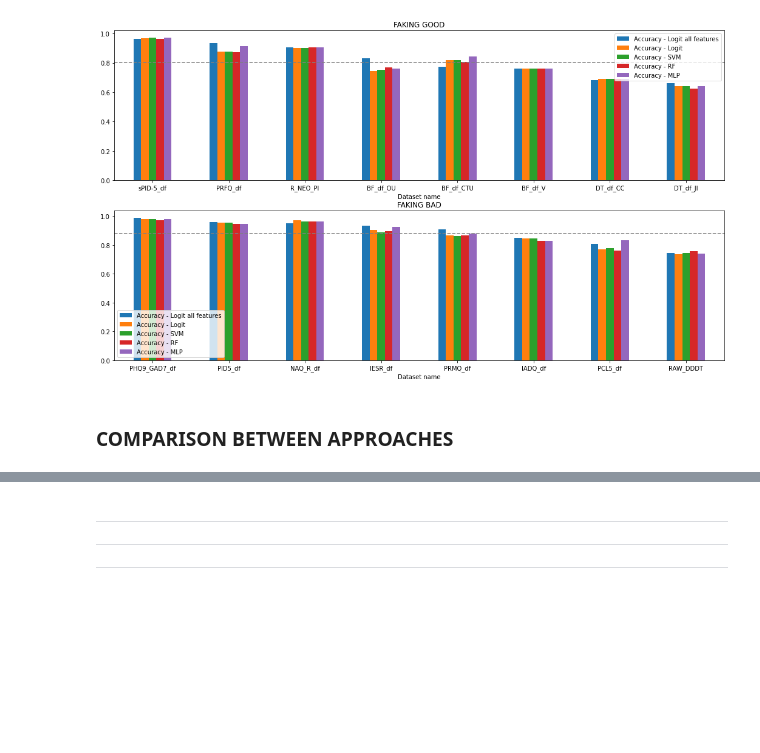
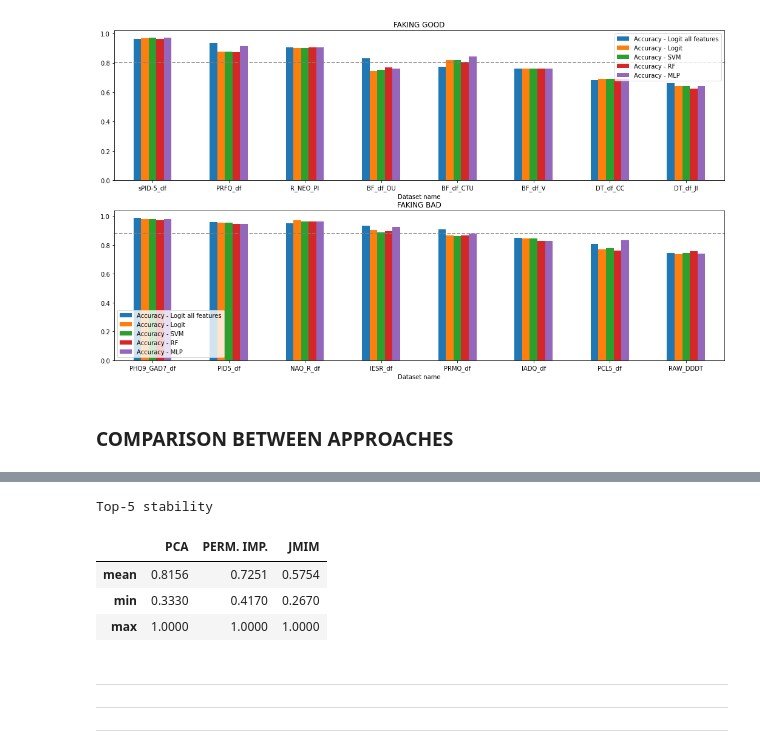
Before and after one commit to MattiaBrocco/Model-agnostic-feature-selection, a Jupyter notebook: CBSD Feature selection pipeline.ipynb, the cells around one changed output, grey strips where cells are left out. Drawn from its saved outputs; the diff is of its cells as text; code cells hidden in the pictures; blank space fills up the shorter version.

```diff
--- a/CBSD Feature selection pipeline.ipynb
+++ b/CBSD Feature selection pipeline.ipynb
@@ -766,3 +806,19 @@ plt.show()
+# %%
+print("Top-5 stability")
+summary_merge[["Feat. Top5-Stability_pca",
+               "Feat. Top5-Stability_permimp",
+               "Feat. Top5-Stability_mutinfo"]].describe()\
+            .loc[["mean", "min",
+                  "max"]].rename(columns = {"Feat. Top5-Stability_pca": "PCA",
+                                            "Feat. Top5-Stability_permimp": "PERM. IMP.",
+                                            "Feat. Top5-Stability_mutinfo": "JMIM"}).applymap(lambda v:
+                                                                                              round(v, 4))
+# %% [output]
+Top-5 stability
+|  | PCA | PERM. IMP. | JMIM |
+| mean | 0.8156 | 0.7251 | 0.5754 |
+| min | 0.3330 | 0.4170 | 0.2670 |
+| max | 1.0000 | 1.0000 | 1.0000 |
 # %% [markdown]
 ---
 ---
```
Also changed, not shown: parts of 19 cells of this notebook, 11 other files.
